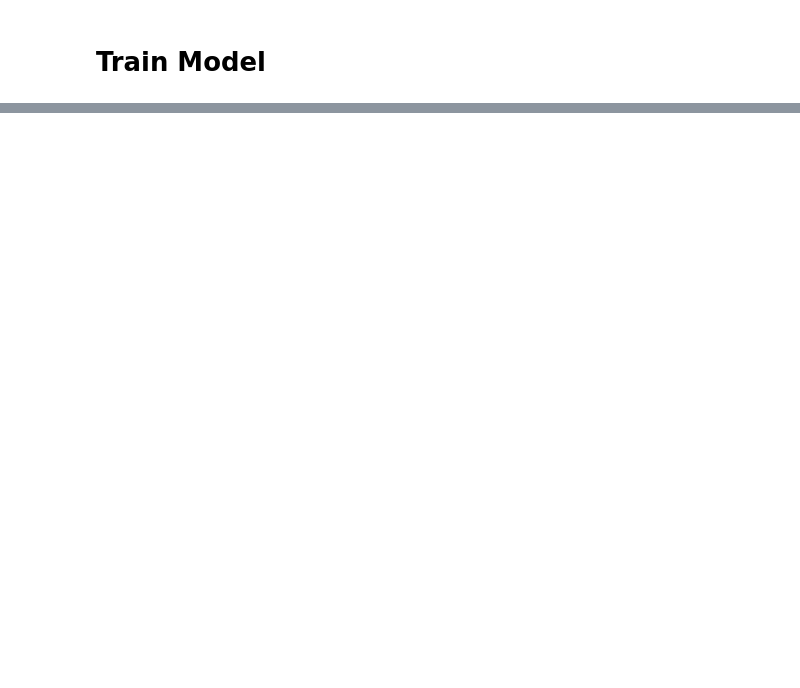
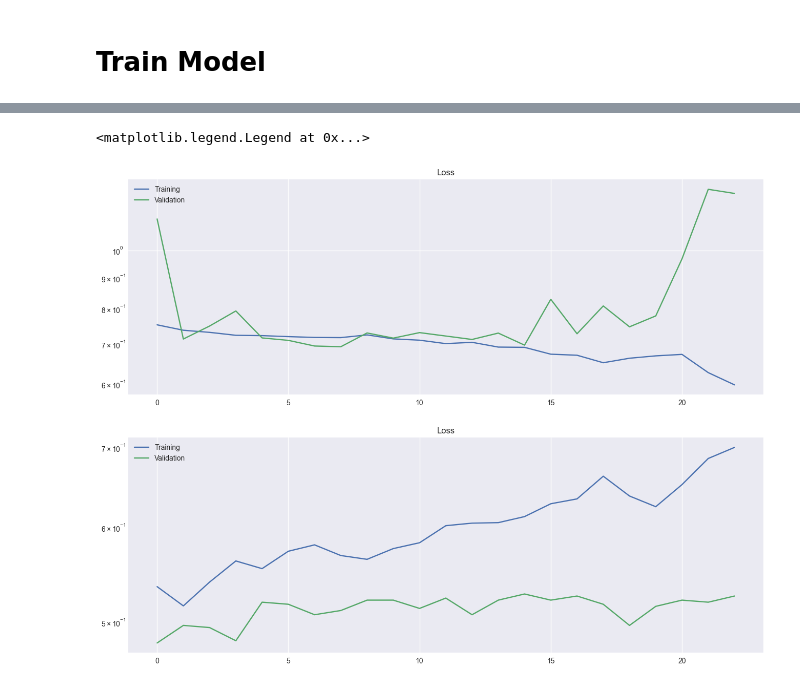
Before and after one commit to yuweichen1008/stock_analysis, a Jupyter notebook: Notebooks/InceptionTime.ipynb, the cells around one changed output, grey strips where cells are left out. Drawn from its saved outputs; the diff is of its cells as text; code cells hidden in the pictures; blank space fills up the shorter version.

```diff
--- a/Notebooks/InceptionTime.ipynb
+++ b/Notebooks/InceptionTime.ipynb
@@ -148,0 +418,21 @@ axes[1].legend()
+# %%
+import matplotlib.pyplot as plt
+
+#AAPL
+plt.style.use("seaborn-v0_8")
+fig, axes = plt.subplots(2, 1, figsize=(16, 12))
+
+axes[0].set_title("Loss")
+axes[0].set_yscale("log")
+axes[0].plot(train_history.history["loss"], label="Training")
+axes[0].plot(train_history.history["val_loss"], label="Validation")
+axes[0].legend()
+
+axes[1].set_title("Loss")
+axes[1].set_yscale("log")
+axes[1].plot(train_history.history["accuracy"], label="Training")
+axes[1].plot(train_history.history["val_accuracy"], label="Validation")
+axes[1].legend()
+# %% [output]
+<matplotlib.legend.Legend at 0x...>
+[figure, added]
```
Also changed, not shown: parts of 24 cells of this notebook, 2 other files.
